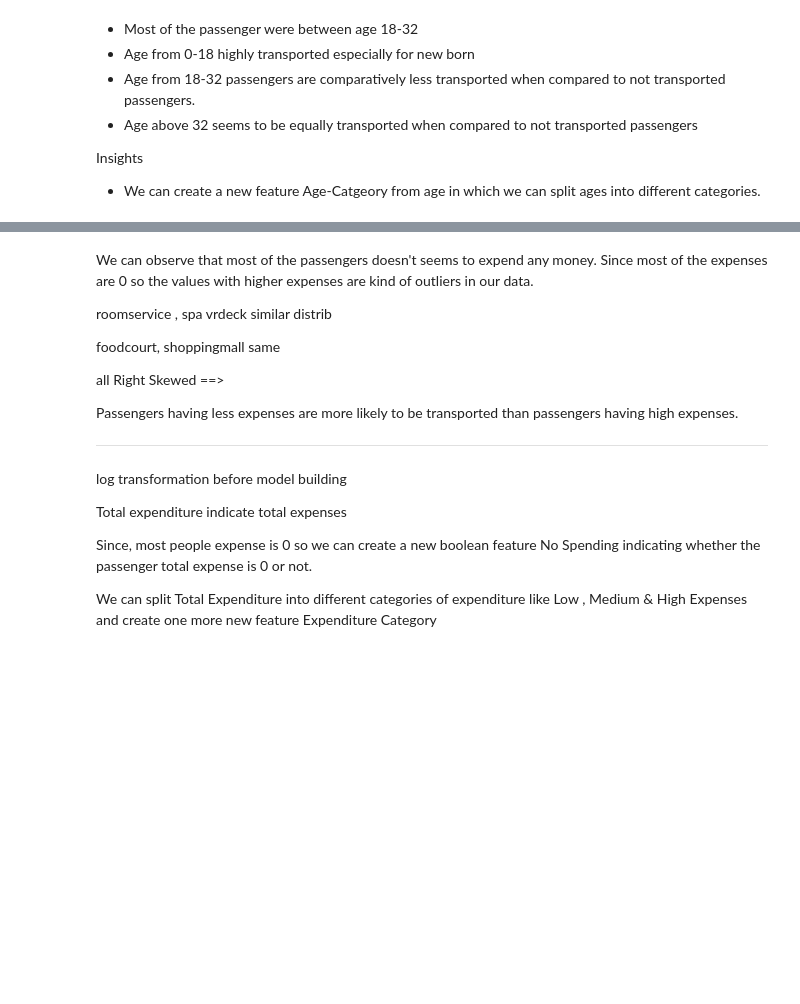
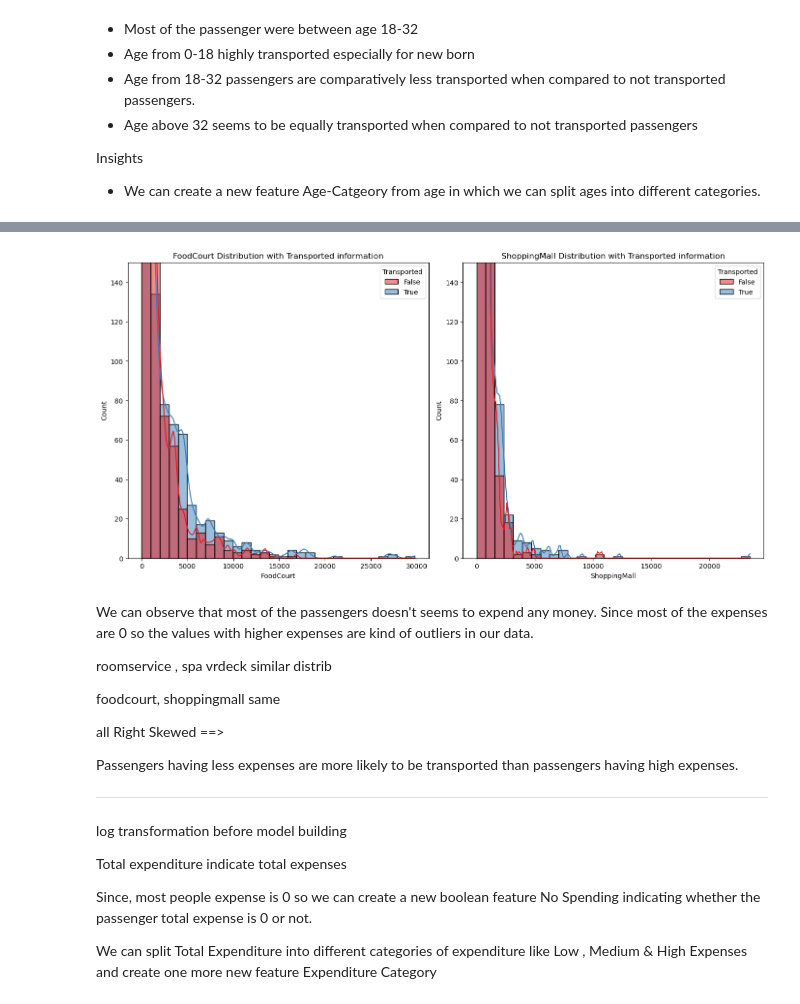
Before and after one commit to ColinAlAskA/Projet_ENSIIE_Apprentissage_Automatique, a Jupyter notebook: ml.ipynb, the cells around one changed output, grey strips where cells are left out. Saved outputs shown, nothing was run; the diff lists cells and outputs as text; code cells hidden in the pictures; blank space fills up the shorter version.

```diff
--- a/ml.ipynb
+++ b/ml.ipynb
@@ -188,3 +188,16 @@ for idx, column in enumerate (expenditures):
+# %%
+expenditures = ["FoodCourt","ShoppingMall"]
+
+plt.figure(figsize=(14,20))
+for idx, column in enumerate (expenditures):
+    plt.subplot(3,2,idx+1)
+    sns.histplot(x=column, hue="Transported", data=train_df,
+                 bins=30, kde=True, palette="Set1")
+    plt.title(f"{column} Distribution with Transported information")
+    plt.ylim(0,150)
+    plt.tight_layout()
+# %% [output]
+[figure, added]
 # %% [markdown]
 We can observe that most of the passengers doesn't seems to expend any money.
 Since most of the expenses are 0 so the values with higher expenses are kind of outliers in our data.
```
Also changed, not shown: parts of 1 cell of this notebook, 2 other files.
